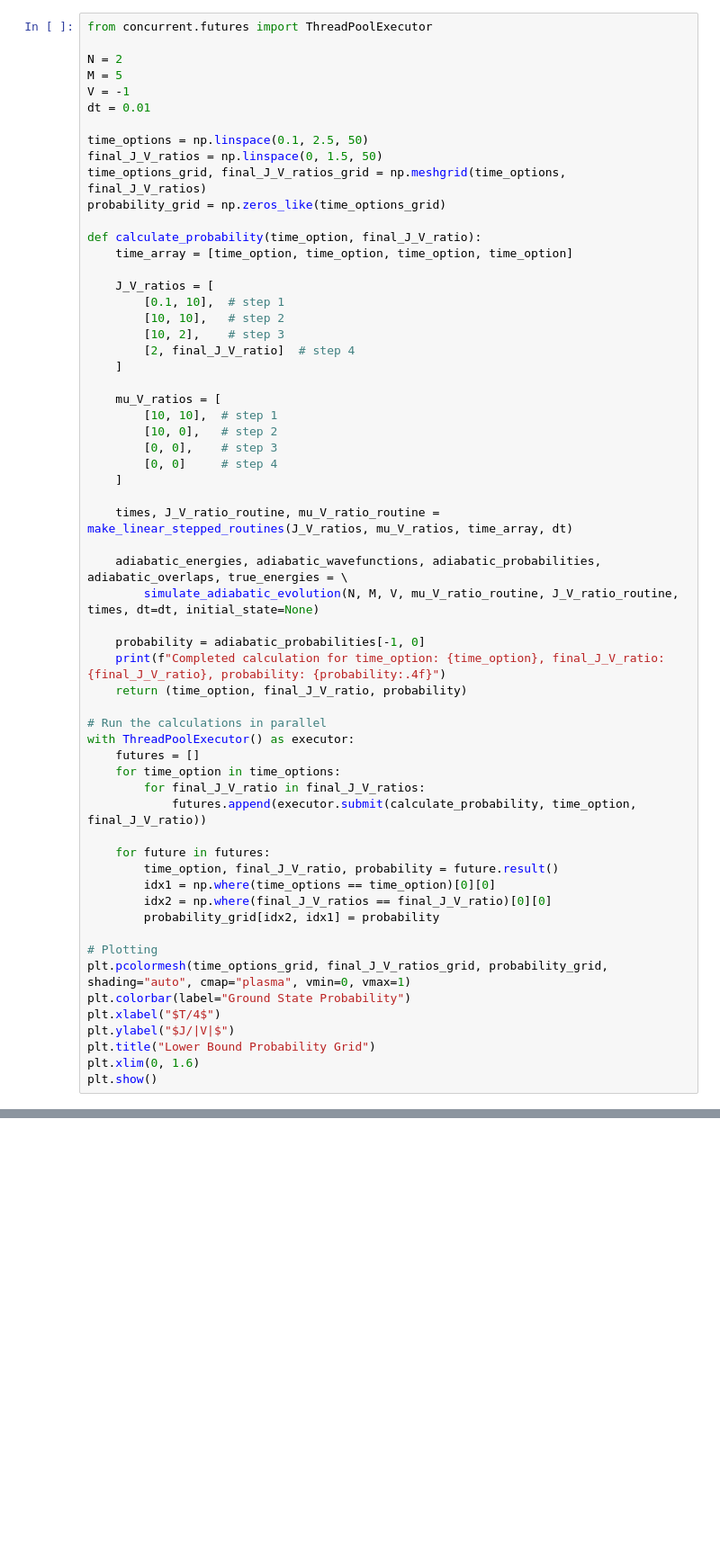
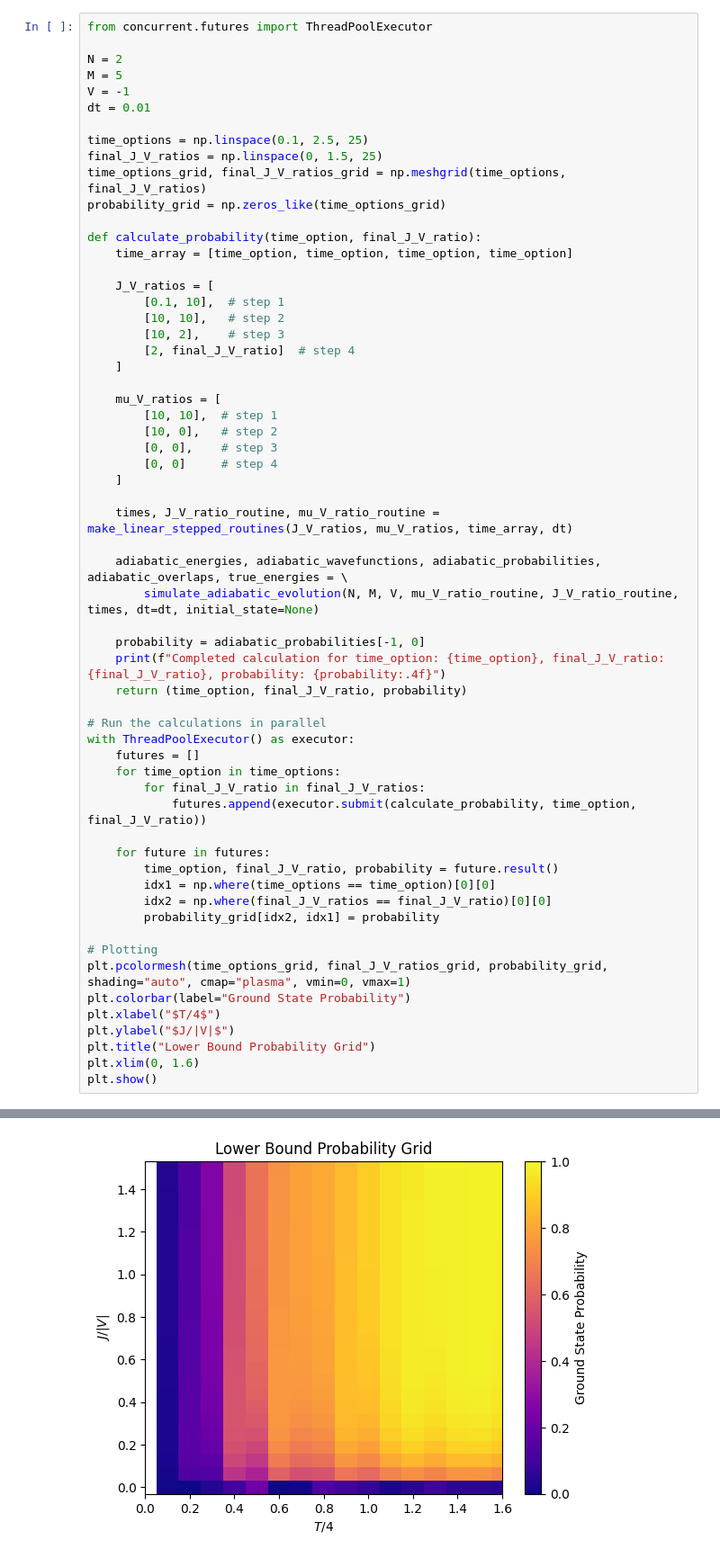
Before and after one commit to jwdesroches/synthetic_dimensions, a Jupyter notebook: adiabatic_evolution/testing.ipynb, the cells around one changed output, grey strips where cells are left out. Shown at 90% size. Saved outputs shown, nothing was run; the diff lists cells and outputs as text; blank space fills up the shorter version.

```diff
--- a/adiabatic_evolution/testing.ipynb
+++ b/adiabatic_evolution/testing.ipynb
@@ -63,8 +67,8 @@ M = 5
 V = -1
 dt = 0.01
 
-time_options = np.linspace(0.1, 2.5, 50)
-final_J_V_ratios = np.linspace(0, 1.5, 50)
+time_options = np.linspace(0.1, 2.5, 25)
+final_J_V_ratios = np.linspace(0, 1.5, 25)
 time_options_grid, final_J_V_ratios_grid = np.meshgrid(time_options, final_J_V_ratios)
 probability_grid = np.zeros_like(time_options_grid)
 
@@ -121,3 +140,4 @@ Error:
+[figure, added]
 # %%
 # Exaggerate the time axis by a factor of 4
 exaggerated_time_options_grid = time_options_grid * 4
```
Also changed, not shown: parts of 4 cells of this notebook, 4 other files.
